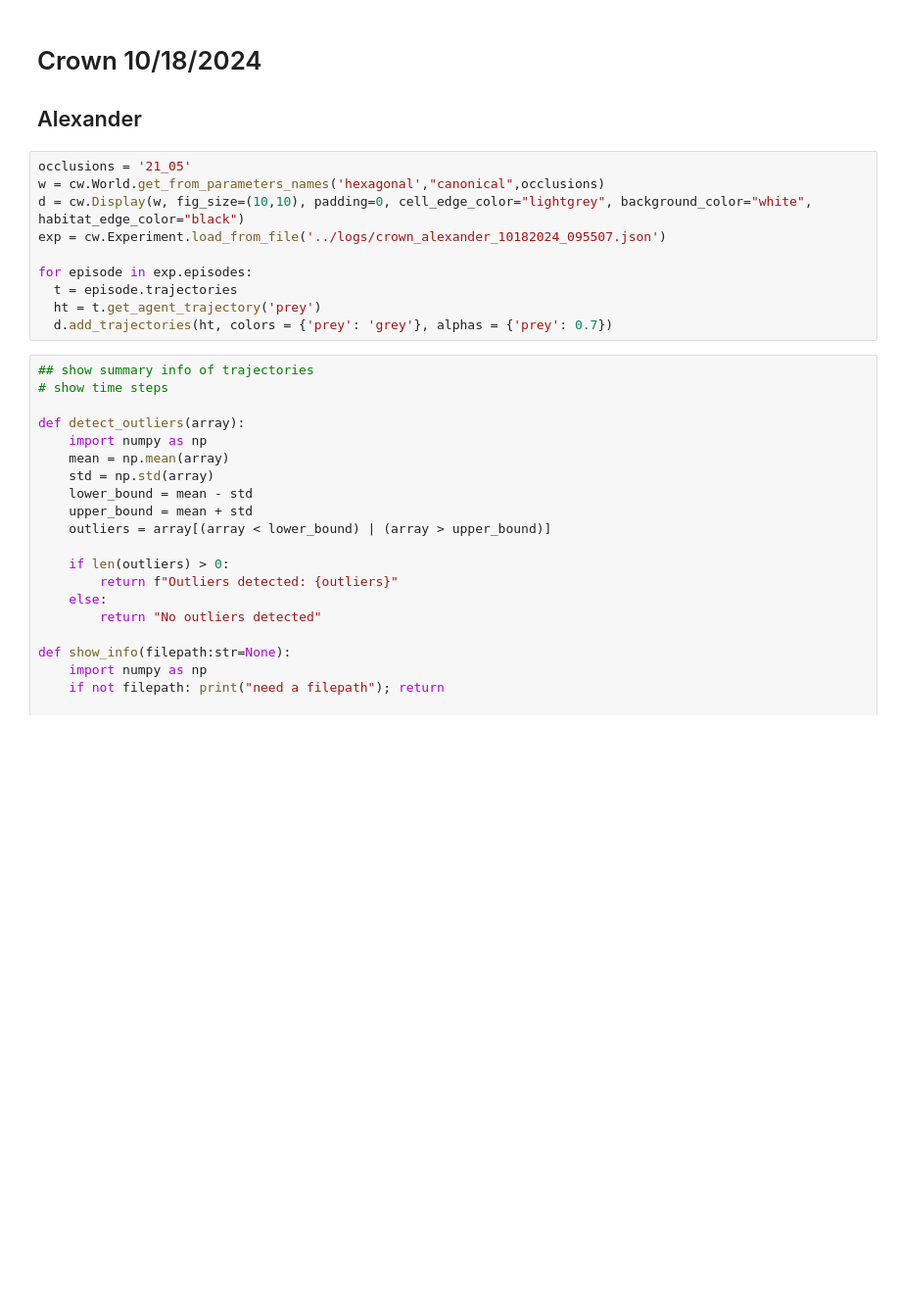
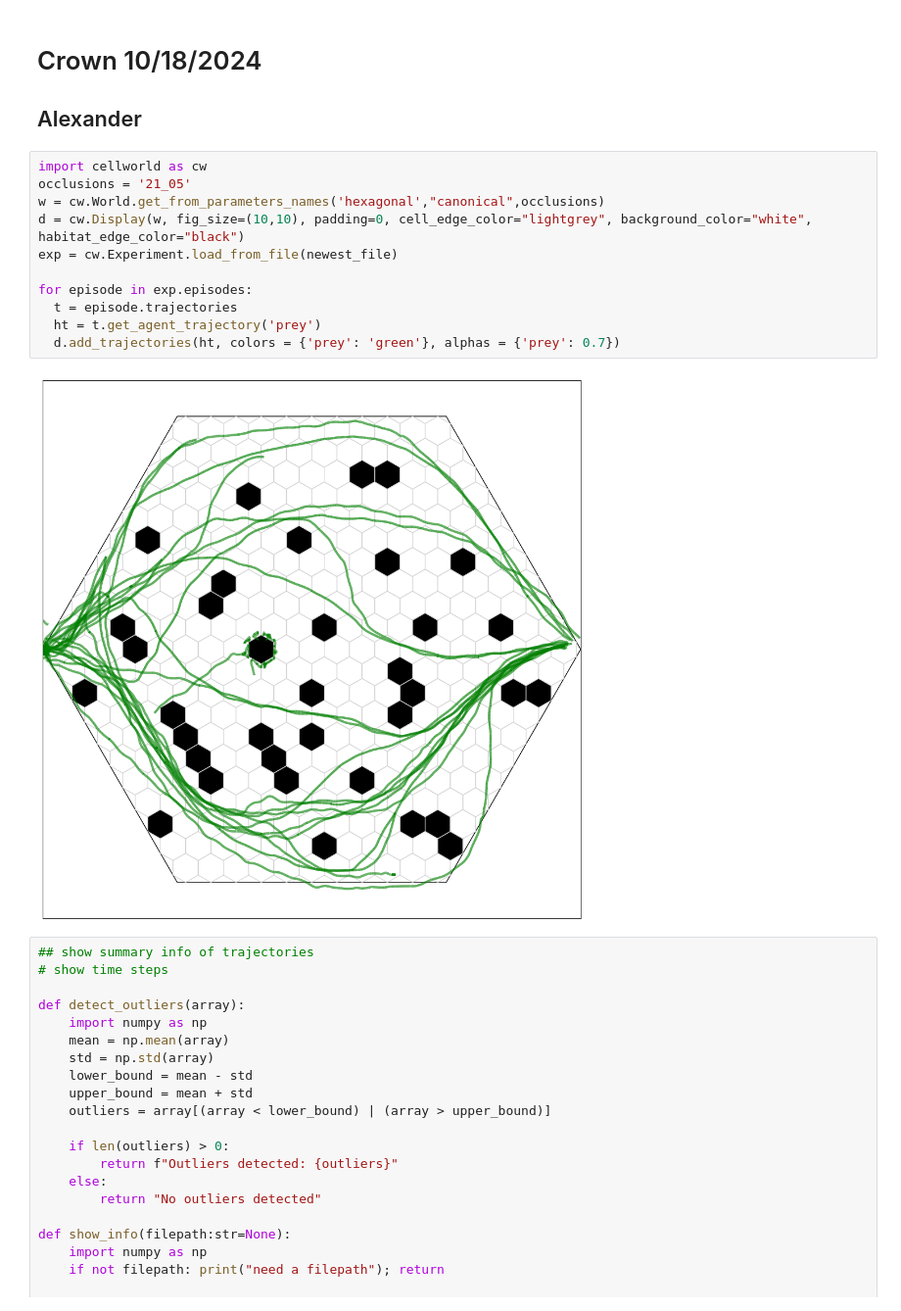
Before and after one commit to felixmaldonadoos/CellworldServer, a Jupyter notebook: python/visualization/plotting.ipynb, the cells around one changed output. Shown at 98% size. Saved outputs shown, nothing was run; the diff lists cells and outputs as text; blank space fills up the shorter version.

```diff
--- a/python/visualization/plotting.ipynb
+++ b/python/visualization/plotting.ipynb
@@ -48,15 +52,18 @@ else:
 # Crown 10/18/2024
 ## Alexander
 # %%
+import cellworld as cw
 occlusions = '21_05'
 w = cw.World.get_from_parameters_names('hexagonal',"canonical",occlusions)
 d = cw.Display(w, fig_size=(10,10), padding=0, cell_edge_color="lightgrey", background_color="white", habitat_edge_color="black")
-exp = cw.Experiment.load_from_file('../logs/crown_alexander_10182024_095507.json')
+exp = cw.Experiment.load_from_file(newest_file)
 
 for episode in exp.episodes:
   t = episode.trajectories
   ht = t.get_agent_trajectory('prey')
-  d.add_trajectories(ht, colors = {'prey': 'grey'}, alphas = {'prey': 0.7})
+  d.add_trajectories(ht, colors = {'prey': 'green'}, alphas = {'prey': 0.7})
+# %% [output]
+[figure, added]
 # %%
 ## show summary info of trajectories
 # show time steps
```
Also changed, not shown: parts of 1 cell of this notebook, 7 other files.
